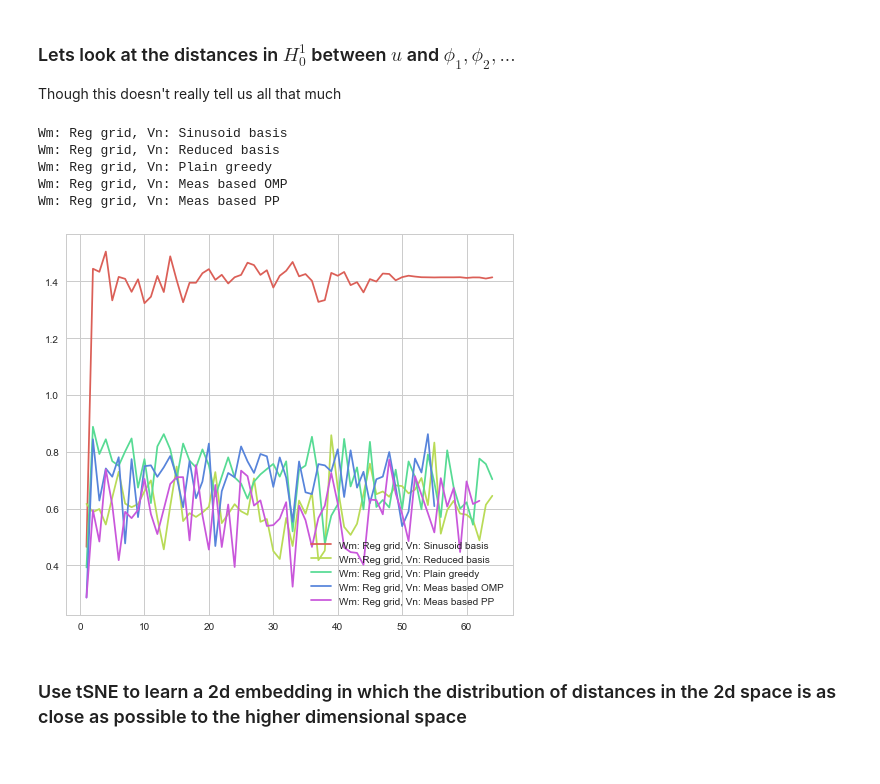
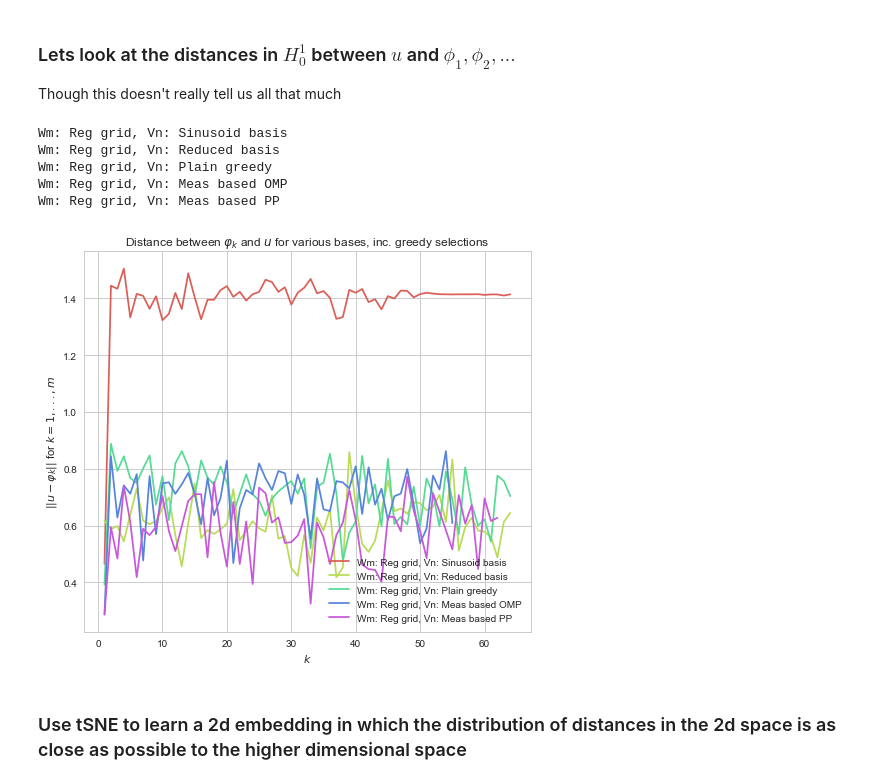
Before and after one commit to james-nichols/pyApproxTools, a Jupyter notebook: notebooks/greedy_Vn/02_greedy_Vn.ipynb, the cells around one changed output. Drawn from its saved outputs; the diff is of its cells as text; code cells hidden in the pictures.

```diff
--- a/notebooks/greedy_Vn/02_greedy_Vn.ipynb
+++ b/notebooks/greedy_Vn/02_greedy_Vn.ipynb
@@ -340,33 +340,36 @@ Though this doesn't really tell us all that much
 # %%
 sns.set_palette('hls', 5)
 cp = sns.color_palette()
 sns.set_style('whitegrid')
 
 fig = plt.figure(figsize=(8, 7))
 ax = fig.add_subplot(1,1,1)
 
 for j, basis_label in enumerate(WmVn_pair_labels[:5]):
 
     axs[0].plot(range(2, WmVn_pairs[j][1].n), stats[0, j, 2:WmVn_pairs[j][1].n], label=basis_label, color=cp[j])
     axs[0].legend(loc=0)
 
 u_norm = u / u.norm()
 Vn_dists = np.zeros((len(WmVn_pairs[:5]), m))
 for j, (WmVnPair, label) in enumerate(zip(WmVn_pairs[:5], WmVn_pair_labels[:5])):
     print(label)
     Vn = WmVnPair[1]
     for i, v in enumerate(Vn.vecs):
         Vn_dists[j,i] = (v - u_norm).norm()
     ax.plot(np.arange(1,Vn.n+1), Vn_dists[j,:Vn.n], label=label)
+ax.set_title(r'Distance between $\varphi_k$ and $u$ for various bases, inc. greedy selections')
+ax.set_ylabel(r'$|| u - \varphi_k ||$ for $k=1,...,m$')
+ax.set_xlabel(r'$k$')
 plt.legend()
 plt.show()
 # %% [output]
 Wm: Reg grid, Vn: Sinusoid basis
 Wm: Reg grid, Vn: Reduced basis
 Wm: Reg grid, Vn: Plain greedy
 Wm: Reg grid, Vn: Meas based OMP
 Wm: Reg grid, Vn: Meas based PP
-[figure, old version]
+[figure, new version]
 # %% [markdown]
 ### Use tSNE to learn a 2d embedding in which the distribution of distances in the 2d space is as close as possible to the higher dimensional space
 # %%
```
